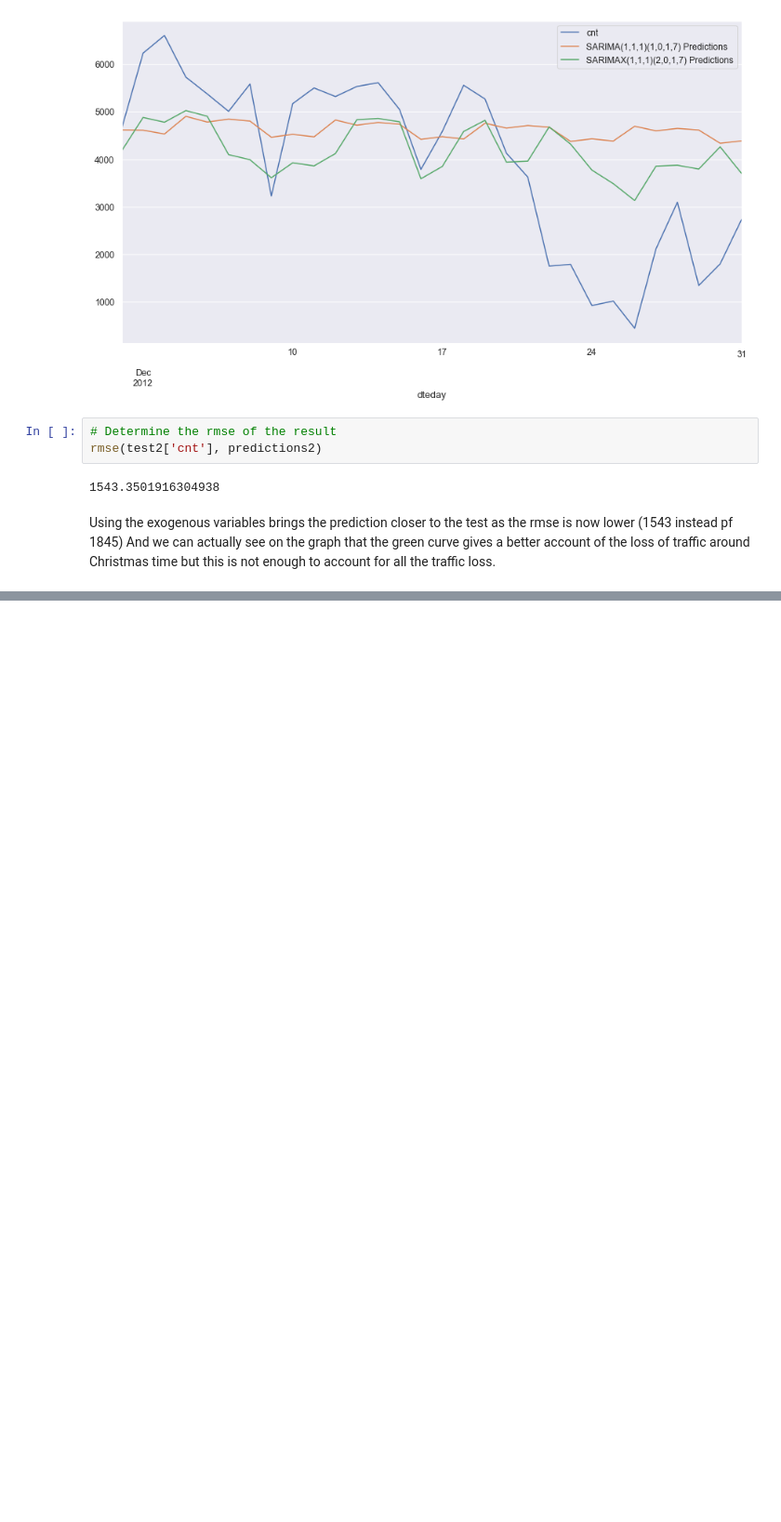
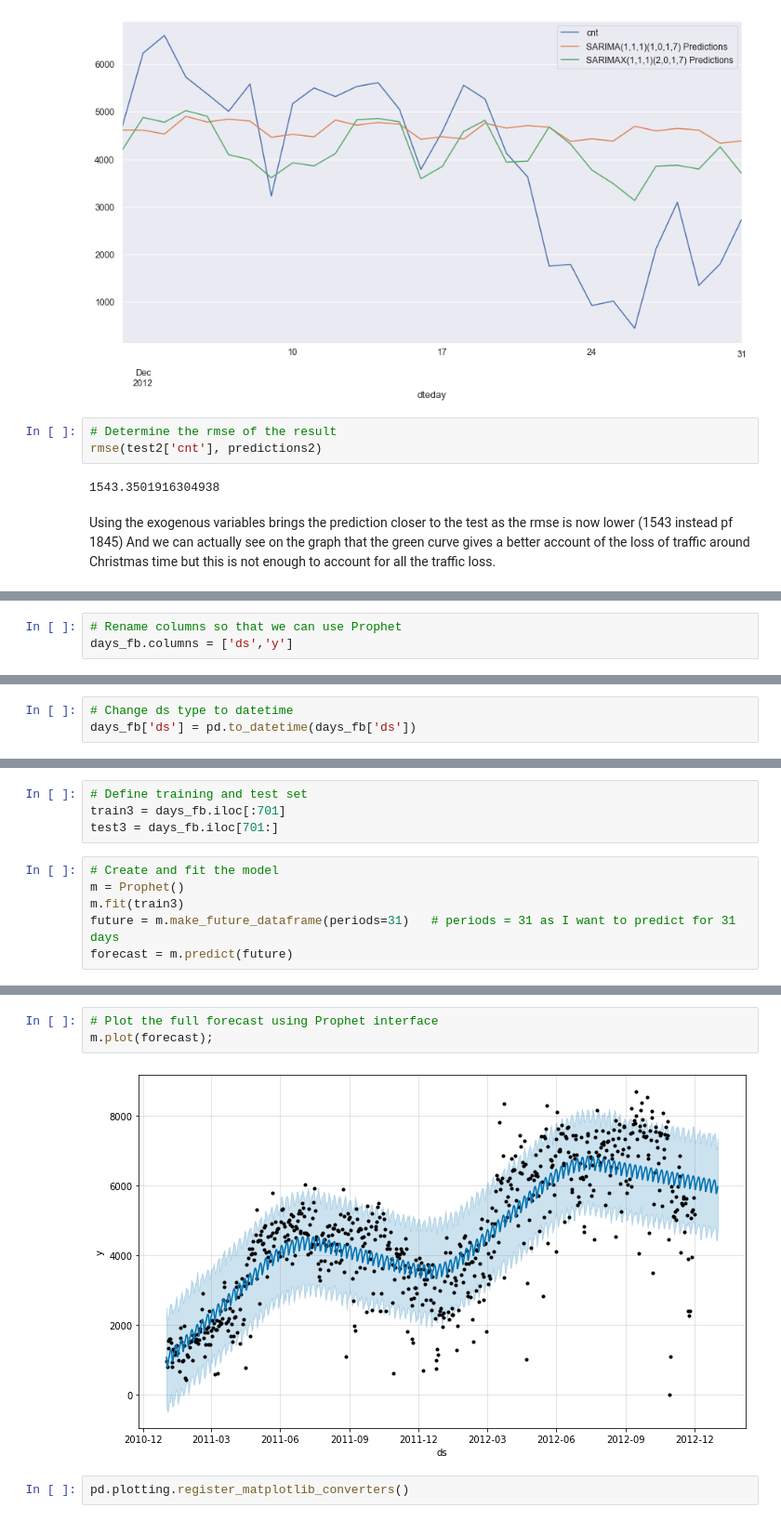
Before and after one commit to laurent-guerguy/Project-5-Bikesharing-Predict-Bike-Usage, a Jupyter notebook: your-project/Bike share Analysis.ipynb, the cells around one changed output, grey strips where cells are left out. Shown at 93% size. Saved outputs shown, nothing was run; the diff lists cells and outputs as text; blank space fills up the shorter version.

Commit message:
Simulation using Prophet

```diff
--- a/your-project/Bike share Analysis.ipynb
+++ b/your-project/Bike share Analysis.ipynb
@@ -657,0 +713,3 @@ And we can actually see on the graph that the green curve gives a better account
+# %%
+# Rename columns so that we can use Prophet
+days_fb.columns = ['ds','y']
@@ -657,0 +725,3 @@ And we can actually see on the graph that the green curve gives a better account
+# %%
+# Change ds type to datetime
+days_fb['ds'] = pd.to_datetime(days_fb['ds'])
@@ -657,0 +743,10 @@ And we can actually see on the graph that the green curve gives a better account
+# %%
+# Define training and test set
+train3 = days_fb.iloc[:701]
+test3 = days_fb.iloc[701:]
+# %%
+# Create and fit the model
+m = Prophet()
+m.fit(train3)
+future = m.make_future_dataframe(periods=31)   # periods = 31 as I want to predict for 31 days
+forecast = m.predict(future)
@@ -657,0 +766,7 @@ And we can actually see on the graph that the green curve gives a better account
+# %%
+# Plot the full forecast using Prophet interface
+m.plot(forecast);
+# %% [output]
+[figure, added]
+# %%
+pd.plotting.register_matplotlib_converters()
```
Also changed, not shown: parts of 27 cells of this notebook, 4 other files.
